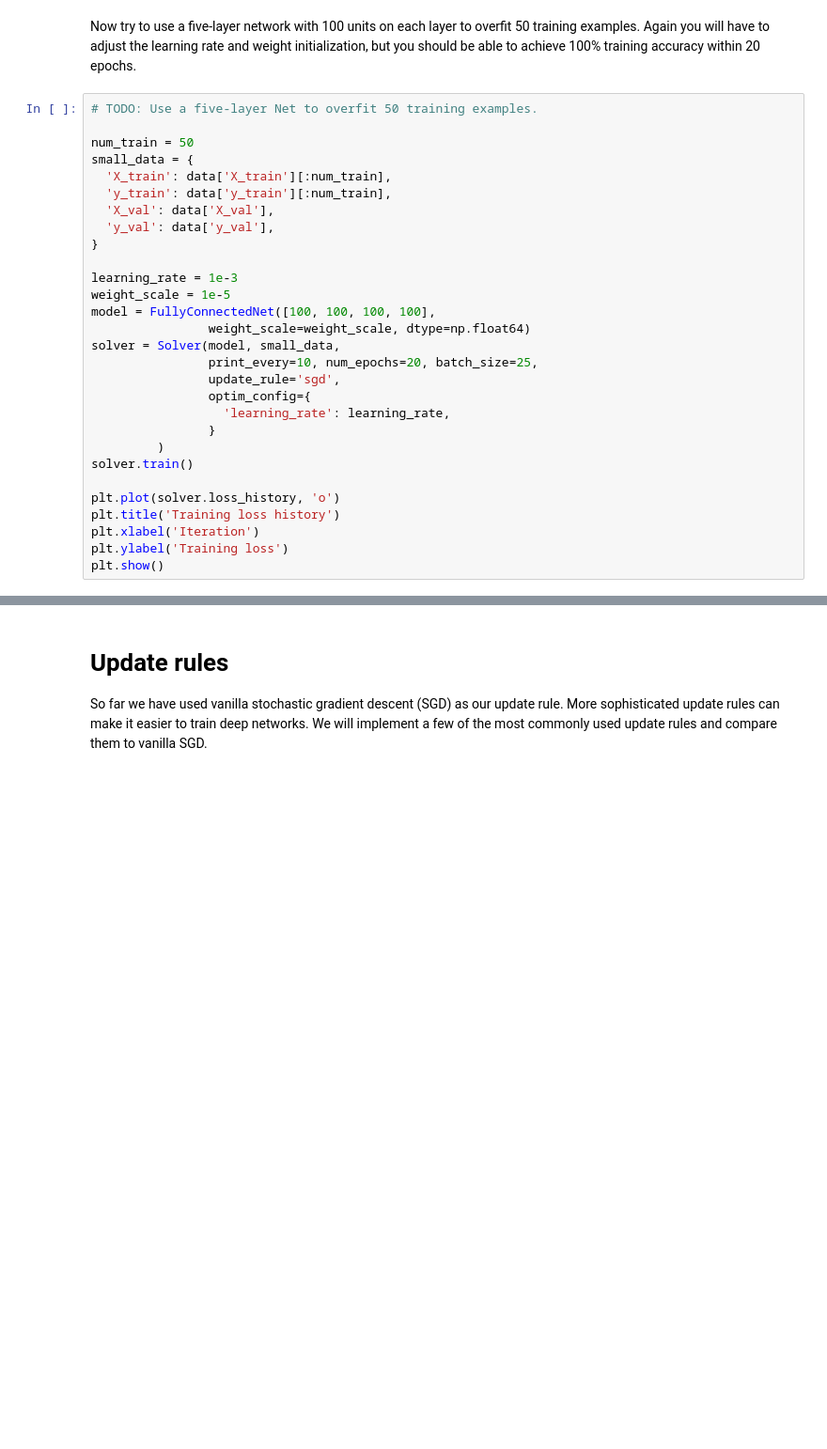
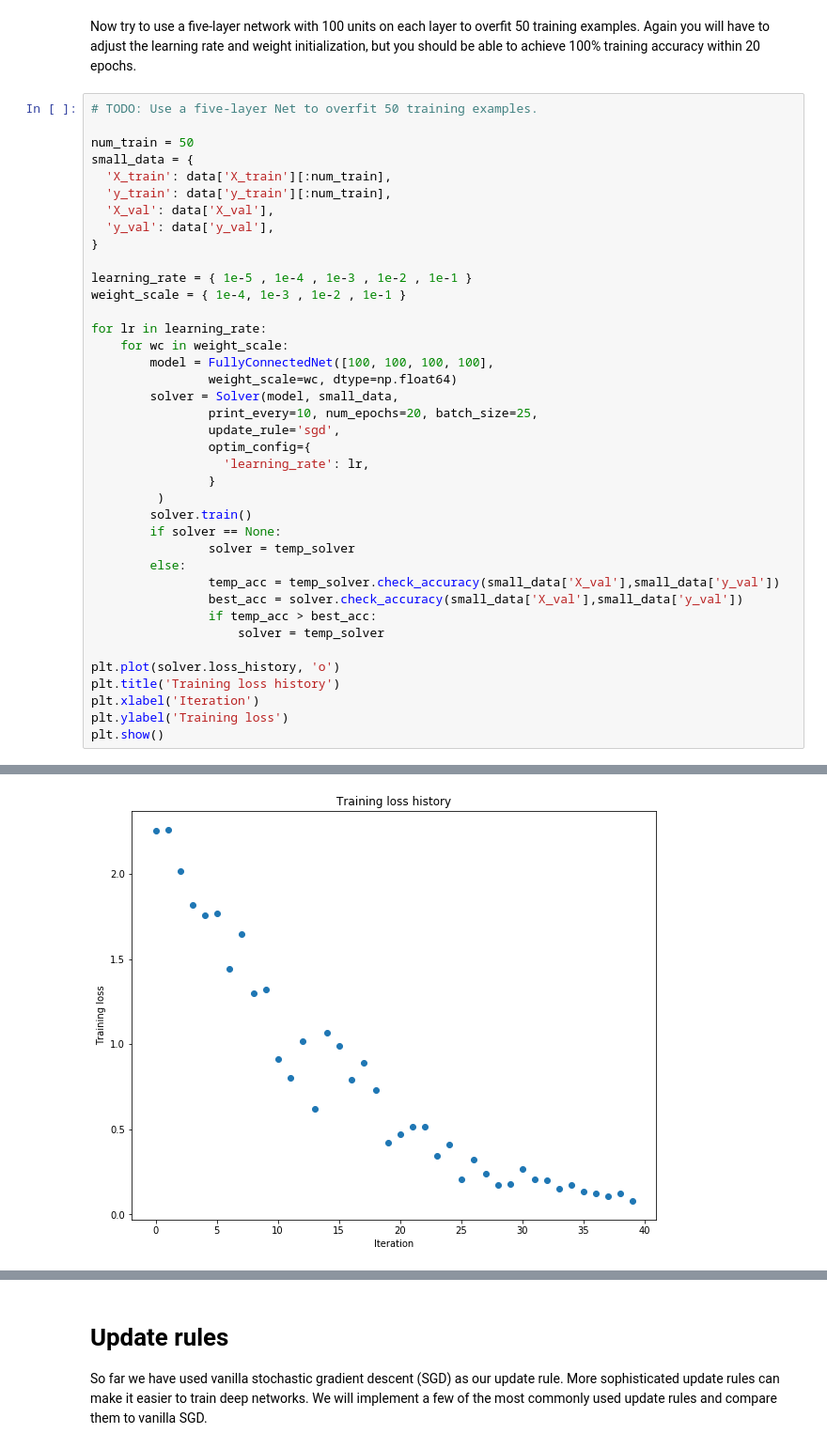
Before and after one commit to funggor123/Deep-Learning-in-Computer-Vision, a Jupyter notebook: assignment2/FullyConnectedNets.ipynb, the cells around one changed output, grey strips where cells are left out. Shown: that part at 94% size. Saved outputs shown, nothing was run; the diff lists cells and outputs as text; blank space fills up the shorter version.

```diff
--- a/assignment2/FullyConnectedNets.ipynb
+++ b/assignment2/FullyConnectedNets.ipynb
@@ -414,21 +512,32 @@ small_data = {
   'y_val': data['y_val'],
 }
 
-learning_rate = 1e-3
-weight_scale = 1e-5
-model = FullyConnectedNet([100, 100, 100, 100],
-                weight_scale=weight_scale, dtype=np.float64)
-solver = Solver(model, small_data,
+learning_rate = { 1e-5 , 1e-4 , 1e-3 , 1e-2 , 1e-1 }
+weight_scale = { 1e-4, 1e-3 , 1e-2 , 1e-1 }
+
+for lr in learning_rate:
+    for wc in weight_scale:
+        model = FullyConnectedNet([100, 100, 100, 100],
+                weight_scale=wc, dtype=np.float64)
+        solver = Solver(model, small_data,
                 print_every=10, num_epochs=20, batch_size=25,
                 update_rule='sgd',
                 optim_config={
-                  'learning_rate': learning_rate,
+                  'learning_rate': lr,
                 }
          )
-solver.train()
+        solver.train()
+        if solver == None:
+                solver = temp_solver
+        else:
+                temp_acc = temp_solver.check_accuracy(small_data['X_val'],small_data['y_val'])
+                best_acc = solver.check_accuracy(small_data['X_val'],small_data['y_val'])
+                if temp_acc > best_acc:
+                    solver = temp_solver
 
 plt.plot(solver.loss_history, 'o')
 plt.title('Training loss history')
 plt.xlabel('Iteration')
 plt.ylabel('Training loss')
 plt.show()
+# %% [output]
@@ -435,3 +578,4 @@ plt.show()
+[figure, added]
 # %% [markdown]
 # Inline question:
 Did you notice anything about the comparative difficulty of training the three-layer net vs training the five layer net?
```
Also changed, not shown: parts of 10 cells of this notebook, 3 other files.
